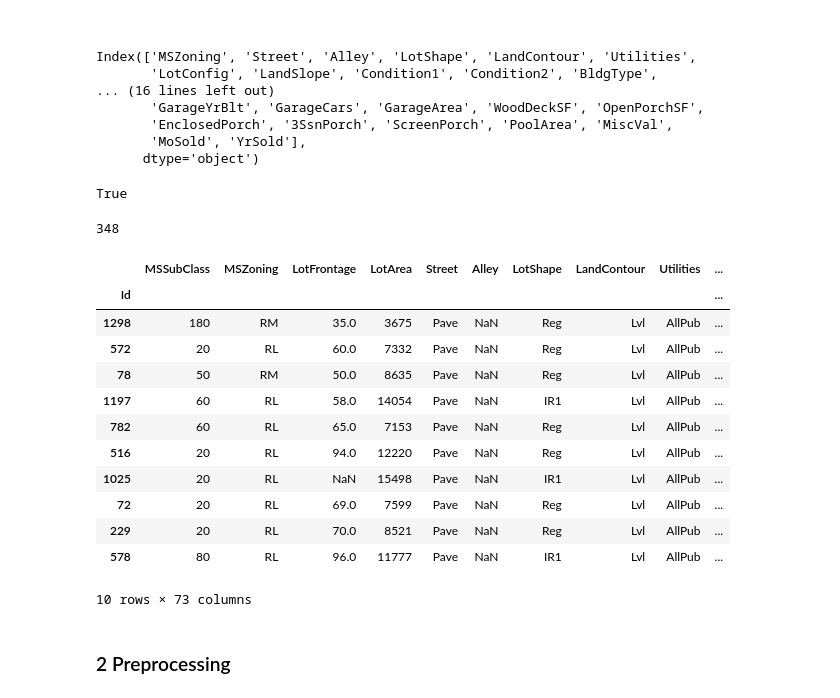
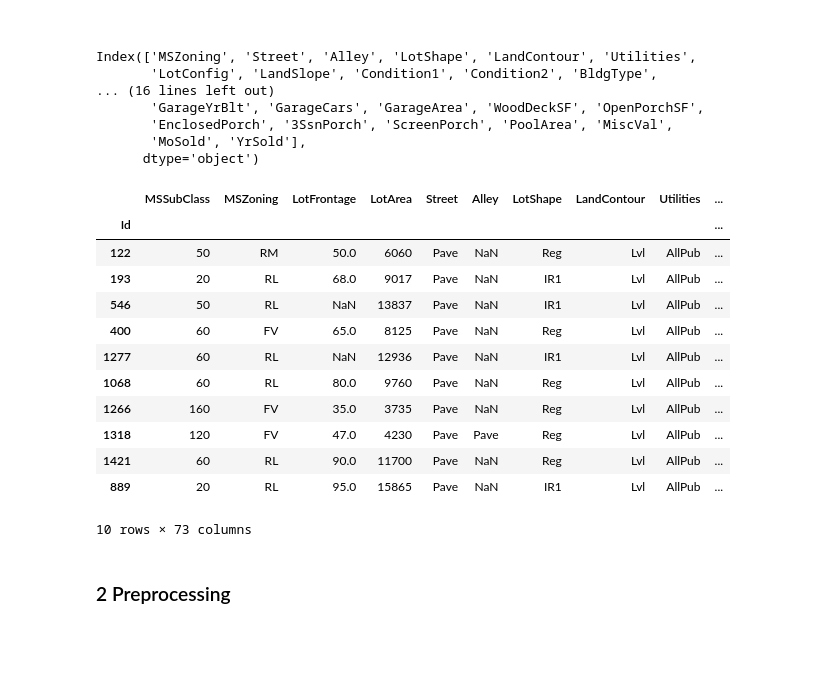
Before and after one commit to gastan81/supervised-ml, a Jupyter notebook: 00_kaggle_competition.ipynb, the cells around one changed output. Saved outputs shown, nothing was run; the diff lists cells and outputs as text; code cells hidden in the pictures; blank space fills up the shorter version.

```diff
--- a/00_kaggle_competition.ipynb
+++ b/00_kaggle_competition.ipynb
@@ -121,26 +119,18 @@ X_numerical_mean = [
     ,'HalfBath','GarageYrBlt','EnclosedPorch','MoSold']
-# %%
-df.drop(columns=['SalePrice']).columns.sort_values().to_list() == df5.drop(columns=['Expensive']).columns.sort_values().to_list()
-# %% [output]
-True
-# %%
-((df[df.drop(columns=['SalePrice']).columns.sort_values()].replace({None: 0})) != (df5[df5.drop(columns=['Expensive']).columns.sort_values()].replace({None: 0}))).sum().sum()
-# %% [output]
-348
 # %%
-df.sample(10)
+train.sample(10)
 # %% [output]
 |  | MSSubClass | MSZoning | LotFrontage | LotArea | Street | Alley | LotShape | LandContour | Utilities | ... |
 | Id |  |  |  |  |  |  |  |  |  | ... |
-| 1298 | 180 | RM | 35.0 | 3675 | Pave | NaN | Reg | Lvl | AllPub | ... |
-| 572 | 20 | RL | 60.0 | 7332 | Pave | NaN | Reg | Lvl | AllPub | ... |
-| 78 | 50 | RM | 50.0 | 8635 | Pave | NaN | Reg | Lvl | AllPub | ... |
-| 1197 | 60 | RL | 58.0 | 14054 | Pave | NaN | IR1 | Lvl | AllPub | ... |
-| 782 | 60 | RL | 65.0 | 7153 | Pave | NaN | Reg | Lvl | AllPub | ... |
-| 516 | 20 | RL | 94.0 | 12220 | Pave | NaN | Reg | Lvl | AllPub | ... |
-| 1025 | 20 | RL | NaN | 15498 | Pave | NaN | IR1 | Lvl | AllPub | ... |
-| 72 | 20 | RL | 69.0 | 7599 | Pave | NaN | Reg | Lvl | AllPub | ... |
-| 229 | 20 | RL | 70.0 | 8521 | Pave | NaN | Reg | Lvl | AllPub | ... |
-| 578 | 80 | RL | 96.0 | 11777 | Pave | NaN | IR1 | Lvl | AllPub | ... |
+| 122 | 50 | RM | 50.0 | 6060 | Pave | NaN | Reg | Lvl | AllPub | ... |
+| 193 | 20 | RL | 68.0 | 9017 | Pave | NaN | IR1 | Lvl | AllPub | ... |
+| 546 | 50 | RL | NaN | 13837 | Pave | NaN | IR1 | Lvl | AllPub | ... |
+| 400 | 60 | FV | 65.0 | 8125 | Pave | NaN | Reg | Lvl | AllPub | ... |
+| 1277 | 60 | RL | NaN | 12936 | Pave | NaN | IR1 | Lvl | AllPub | ... |
+| 1068 | 60 | RL | 80.0 | 9760 | Pave | NaN | Reg | Lvl | AllPub | ... |
+| 1266 | 160 | FV | 35.0 | 3735 | Pave | NaN | Reg | Lvl | AllPub | ... |
+| 1318 | 120 | FV | 47.0 | 4230 | Pave | Pave | Reg | Lvl | AllPub | ... |
+| 1421 | 60 | RL | 90.0 | 11700 | Pave | NaN | Reg | Lvl | AllPub | ... |
+| 889 | 20 | RL | 95.0 | 15865 | Pave | NaN | IR1 | Lvl | AllPub | ... |
 10 rows × 73 columns
 # %%
```
Also changed, not shown: parts of 63 cells of this notebook.
